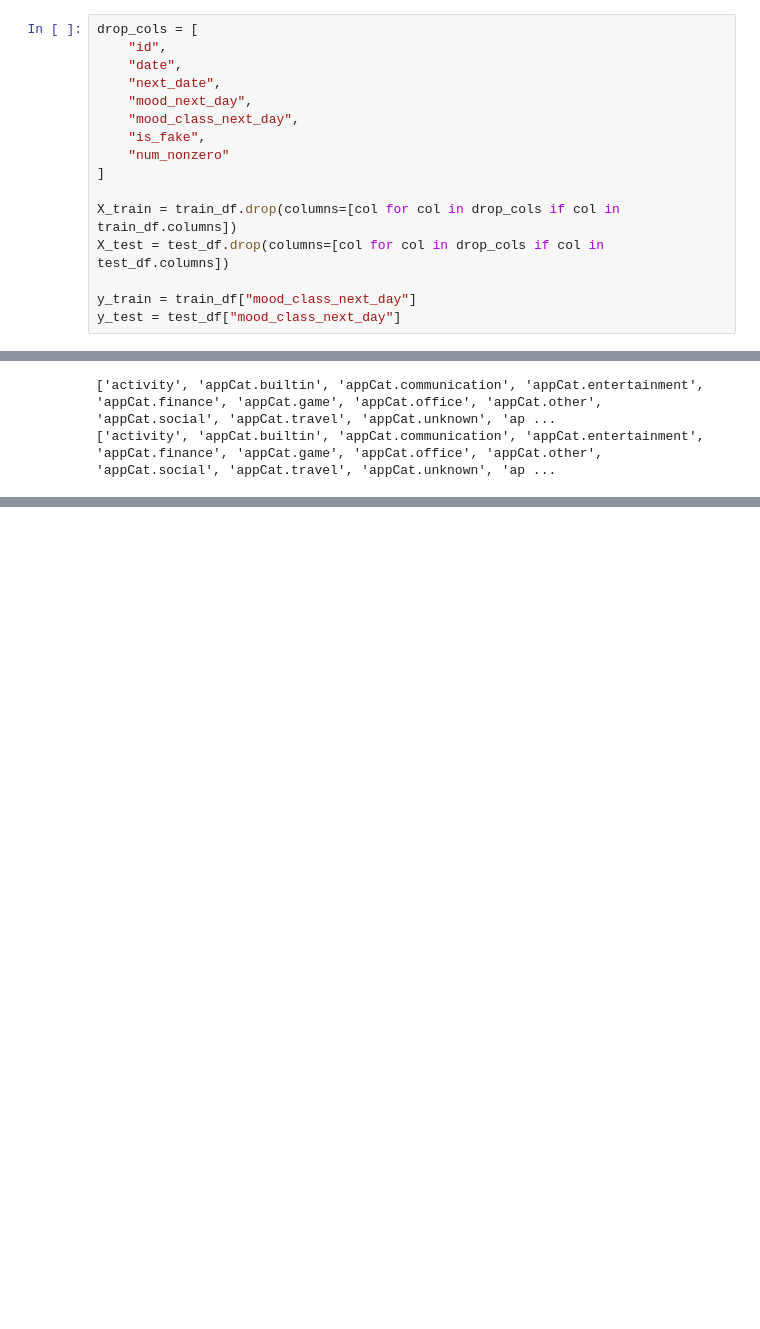
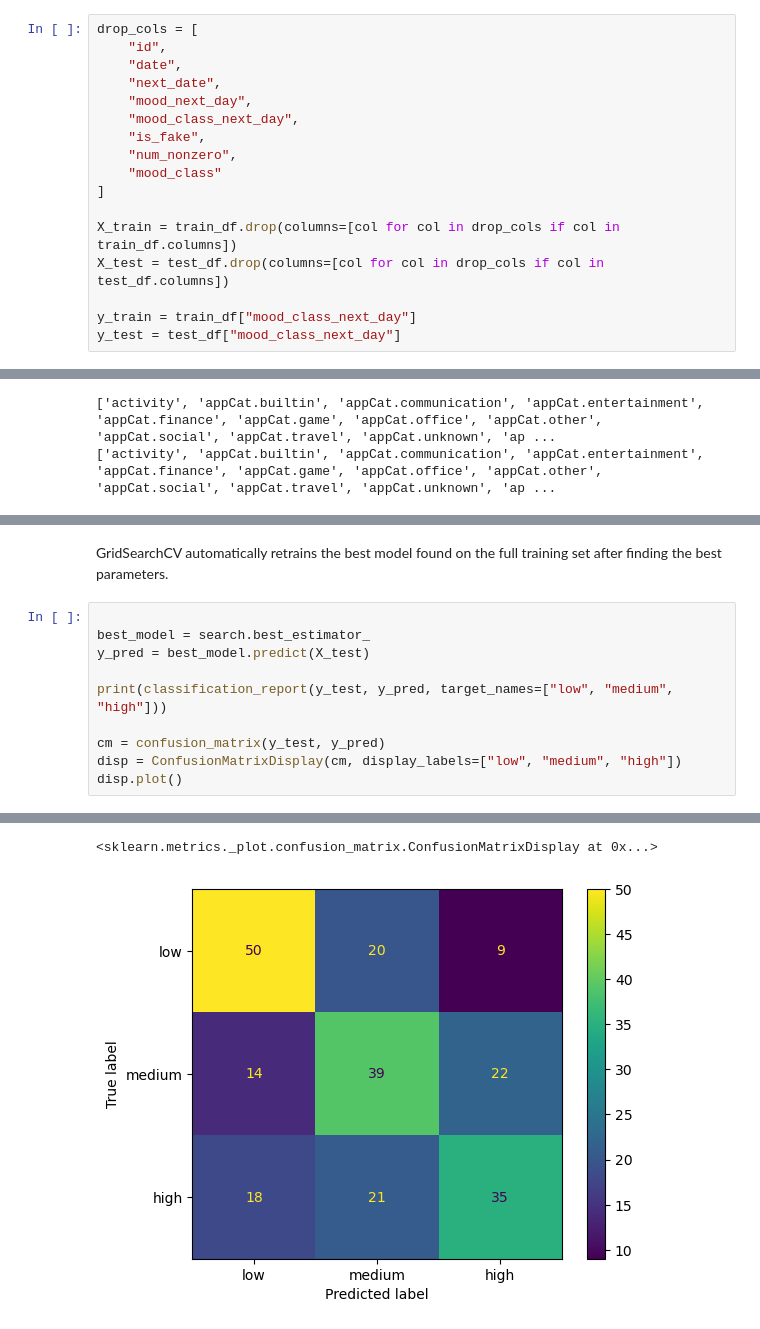
Before and after one commit to FieBergli/DMT_A1, a Jupyter notebook: svm_classification.ipynb, the cells around one changed output, grey strips where cells are left out. Drawn from its saved outputs; the diff is of its cells as text; blank space fills up the shorter version.

```diff
--- a/svm_classification.ipynb
+++ b/svm_classification.ipynb
@@ -53,7 +58,8 @@ drop_cols = [
     "mood_next_day",
     "mood_class_next_day",
     "is_fake",
-    "num_nonzero"
+    "num_nonzero",
+    "mood_class"
 ]
 
 X_train = train_df.drop(columns=[col for col in drop_cols if col in train_df.columns])
@@ -76,0 +104,13 @@ X_test = scaler.transform(X_test)
+# %% [markdown]
+GridSearchCV automatically retrains the best model found on the full training set after finding the best parameters.
+# %%
+
+best_model = search.best_estimator_
+y_pred = best_model.predict(X_test)
+
+print(classification_report(y_test, y_pred, target_names=["low", "medium", "high"]))
+
+cm = confusion_matrix(y_test, y_pred)
+disp = ConfusionMatrixDisplay(cm, display_labels=["low", "medium", "high"])
+disp.plot()
+# %% [output]
@@ -76,0 +126,2 @@ X_test = scaler.transform(X_test)
+<sklearn.metrics._plot.confusion_matrix.ConfusionMatrixDisplay at 0x...>
+[figure, added]
```
Also changed, not shown: parts of 4 cells of this notebook.
